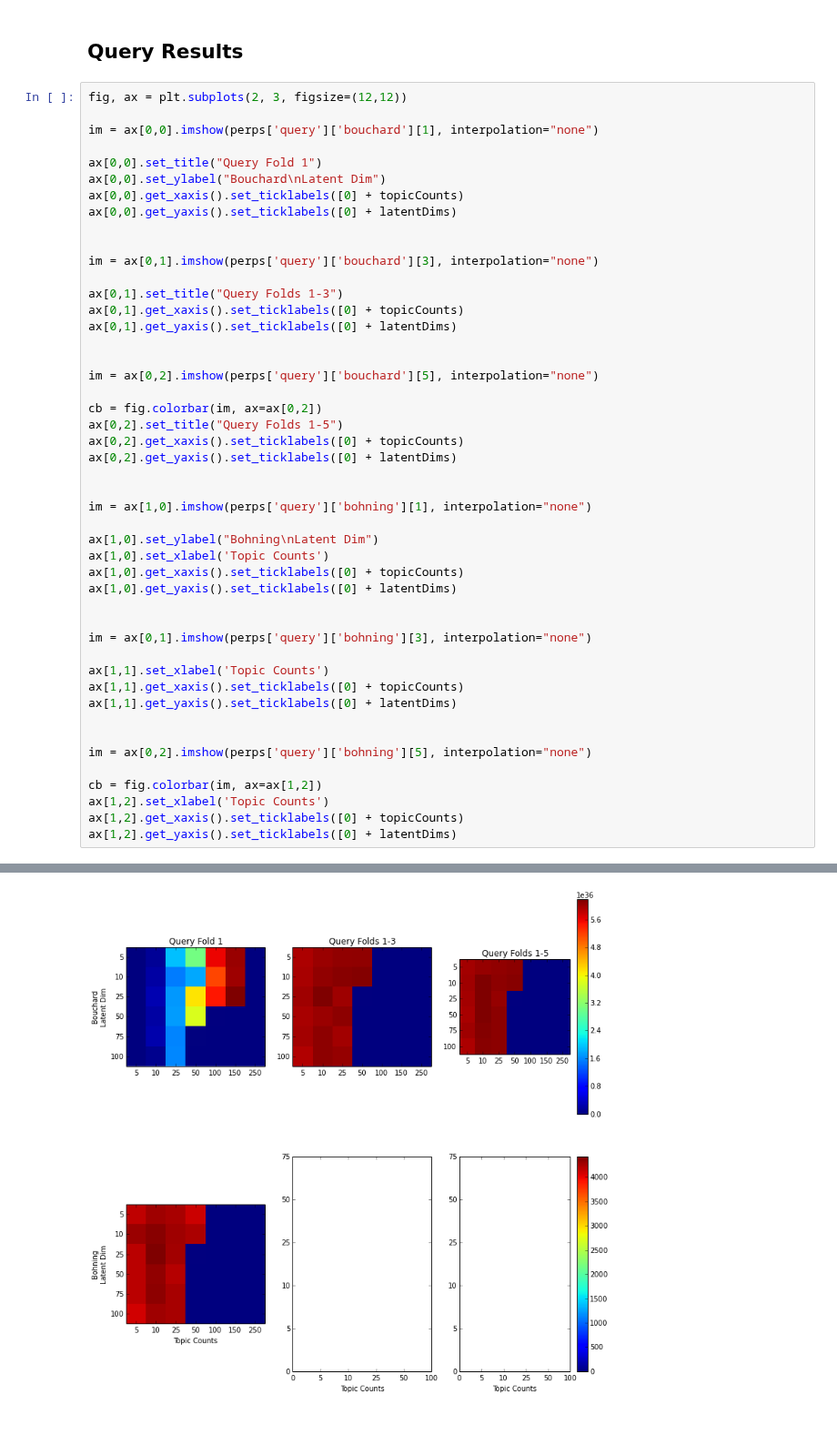
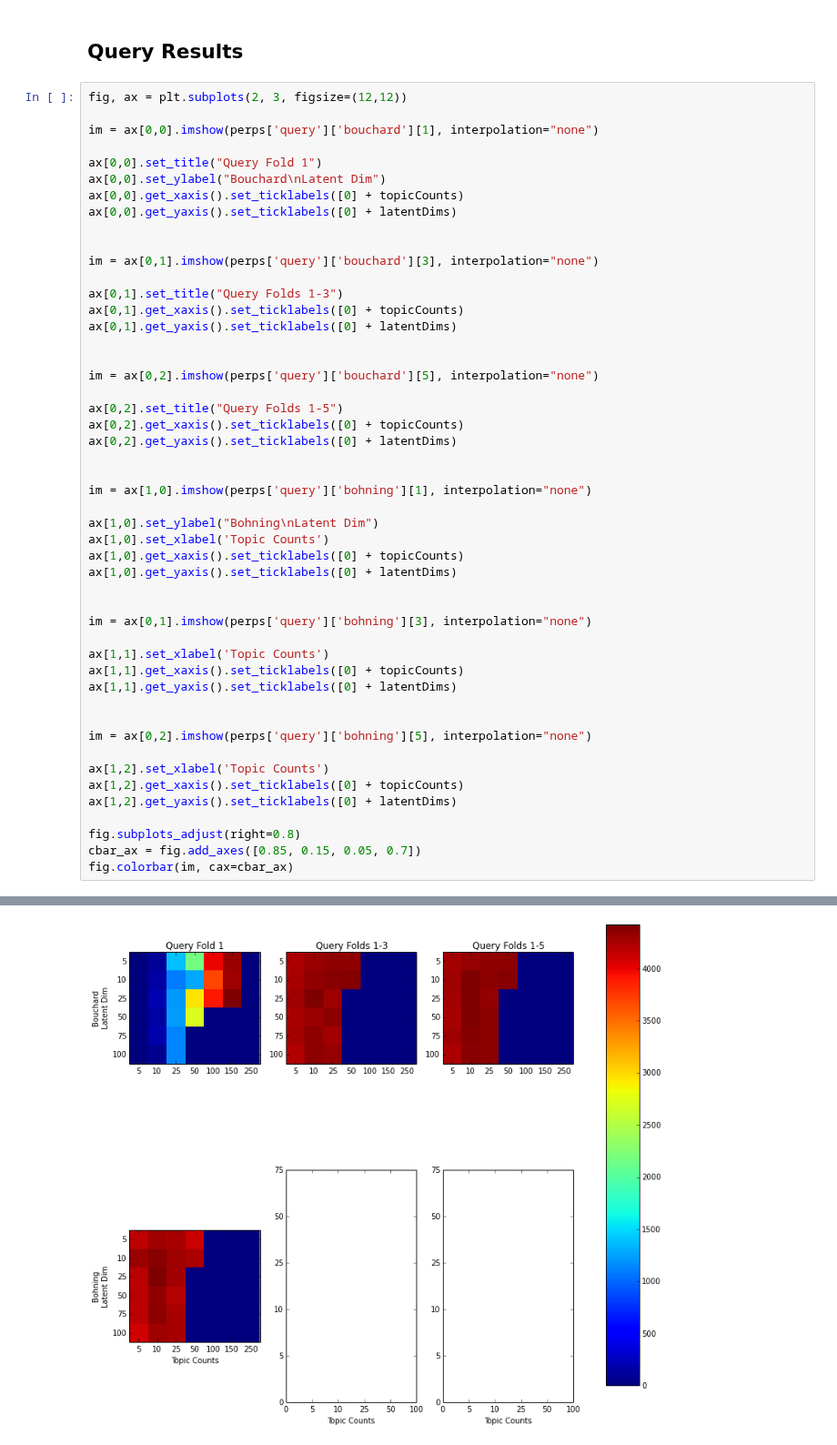
Before and after one commit to budgefeeney/sidetopics, a Jupyter notebook: src/notebooks/Perplexity Comparisons.ipynb, the cells around one changed output, grey strips where cells are left out. Shown at 91% size. Drawn from its saved outputs; the diff is of its cells as text.

Commit message:
Previous commit apparently didn't include the change to the colorers
This was to have one colour bar for all six subplots. Fixed now

```diff
--- a/src/notebooks/Perplexity Comparisons.ipynb
+++ b/src/notebooks/Perplexity Comparisons.ipynb
@@ -590,7 +590,6 @@ ax[0,1].get_yaxis().set_ticklabels([0] + latentDims)
 
 im = ax[0,2].imshow(perps['query']['bouchard'][5], interpolation="none")
 
-cb = fig.colorbar(im, ax=ax[0,2])
 ax[0,2].set_title("Query Folds 1-5")
 ax[0,2].get_xaxis().set_ticklabels([0] + topicCounts)
 ax[0,2].get_yaxis().set_ticklabels([0] + latentDims)
@@ -613,8 +612,11 @@ ax[1,1].get_yaxis().set_ticklabels([0] + latentDims)
 
 im = ax[0,2].imshow(perps['query']['bohning'][5], interpolation="none")
 
-cb = fig.colorbar(im, ax=ax[1,2])
 ax[1,2].set_xlabel('Topic Counts')
 ax[1,2].get_xaxis().set_ticklabels([0] + topicCounts)
 ax[1,2].get_yaxis().set_ticklabels([0] + latentDims)
+
+fig.subplots_adjust(right=0.8)
+cbar_ax = fig.add_axes([0.85, 0.15, 0.05, 0.7])
+fig.colorbar(im, cax=cbar_ax)
 # %% [output]
@@ -627,4 +624,4 @@ ax[1,2].get_yaxis().set_ticklabels([0] + latentDims)
-[figure, old version]
+[figure, new version]
 # %%
 fig, ax = plt.subplots(2, 3, figsize=(12,12))
 
```
Also changed, not shown: parts of 4 cells of this notebook.
